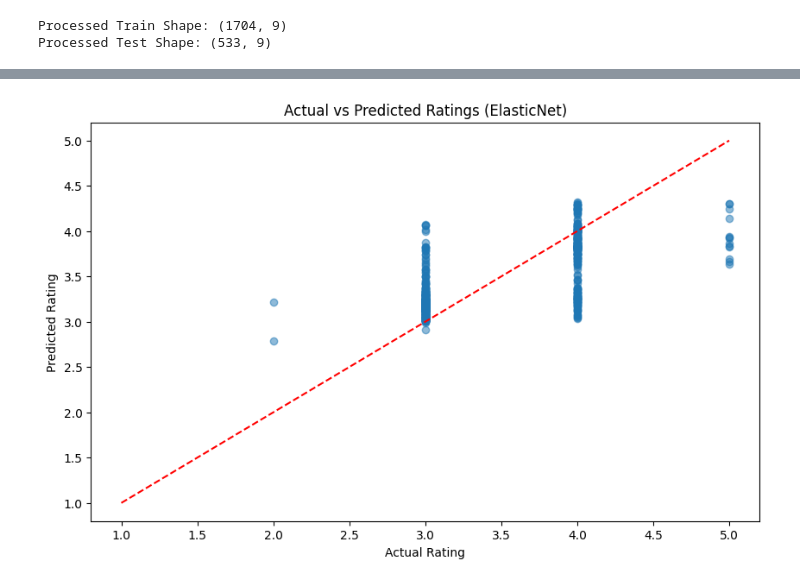
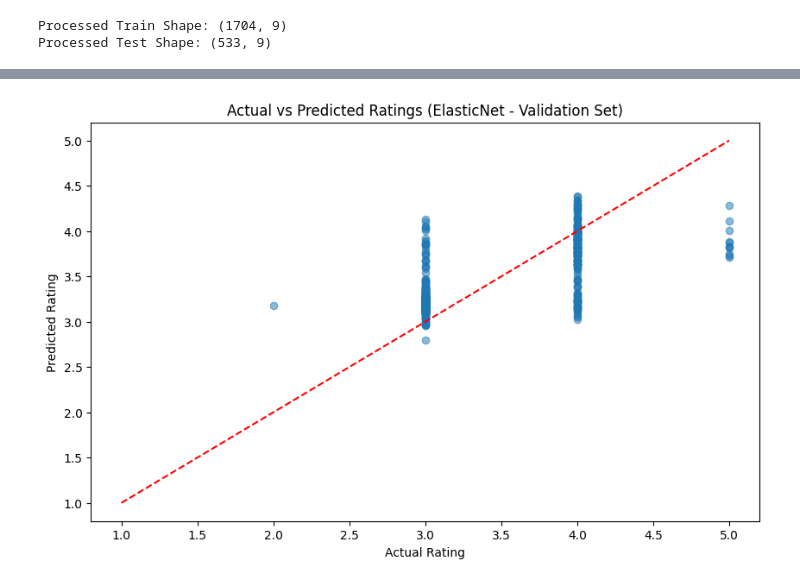
Before and after one commit to SEP4Real/SEP4, a Jupyter notebook: MAL/notebooks/5_linear_regression_experiments.ipynb, the cells around one changed output, grey strips where cells are left out. Saved outputs shown, nothing was run; the diff lists cells and outputs as text; code cells hidden in the pictures.

Commit message:
[update] linear regression experiments

```diff
--- a/MAL/notebooks/5_linear_regression_experiments.ipynb
+++ b/MAL/notebooks/5_linear_regression_experiments.ipynb
@@ -51,48 +51,79 @@ Processed Test Shape: (533, 9)
 
 from sklearn.linear_model import ElasticNet
 from sklearn.model_selection import GridSearchCV
-from sklearn.metrics import mean_squared_error, r2_score, accuracy_score
+from sklearn.metrics import mean_squared_error, r2_score, accuracy_score, make_scorer
 import matplotlib.pyplot as plt
 import numpy as np
+import warnings
+from sklearn.exceptions import ConvergenceWarning
+
+# Ignore convergence warnings that occur when alpha=0 (no penalty)
+warnings.filterwarnings("ignore", category=ConvergenceWarning)
+
+# Preprocess validation set
+X_val_processed = preprocessor.transform(X_val)
+
+# Handle bounds and round for classification-like accuracy
+def get_rounded_acc(y_true, y_pred_cont):
+    clipped = np.clip(y_pred_cont, 1, 5)
+    rounded = np.round(clipped).astype(int)
+    return accuracy_score(y_true, rounded)
+
+# Create a custom scorer to track accuracy during Cross-Validation
+rounded_acc_scorer = make_scorer(get_rounded_acc)
 
 # 1. Hyperparameter tuning for both Ridge (L2) and Lasso (L1) aspects
-# ElasticNet relies on 'alpha' (total penalty) and 'l1_ratio' (mix of L1 vs L2)
-# l1_ratio=0 is pure Ridge, l1_ratio=1 is pure Lasso
 param_grid = {
-    'alpha': [0.001, 0.01, 0.1, 1.0, 10.0],
-    'l1_ratio': [0.1, 0.3, 0.5, 0.7, 0.9] # 0 = Ridge, 1 = Lasso
+    'alpha': [0.0, 0.001, 0.01, 0.1, 1.0, 10.0], # 0.0 = no penalty (standard linear regression)
+    'l1_ratio': [0.0, 0.1, 0.3, 0.5, 0.7, 0.9, 1.0] # 0.0 = pure Ridge, 1.0 = pure Lasso
 }
 
 elastic_net = ElasticNet(max_iter=10000)
-grid_search = GridSearchCV(elastic_net, param_grid, cv=5, scoring='neg_mean_squared_error')
+
+# Evaluate using BOTH Mean Squared Error and Custom Accuracy during CV
+grid_search = GridSearchCV(
+    elastic_net,
+    param_grid,
+    cv=5,
+    scoring={'neg_MSE': 'neg_mean_squared_error', 'Accuracy': rounded_acc_scorer},
+    refit='neg_MSE' # We still optimize hyperparameters to minimize MSE
+)
 grid_search.fit(X_train_processed, y_train)
 
 best_model = grid_search.best_estimator_
-print(f"Best Parameters: {grid_search.best_params_}")
+best_index = grid_search.best_index_
+print(f"Best Parameters (optimized for MSE): {grid_search.best_params_}")
 
-# 2. Predict on Test set
-y_pred_continuous = best_model.predict(X_test_processed)
+# Display the 5-fold CV accuracies for the best performing model
+cv_accuracies = [
+    grid_search.cv_results_[f'split{i}_test_Accuracy'][best_index]
+    for i in range(5)
+]
+print(f"5-Fold CV Accuracies for Best Model: {[f'{acc*100:.2f}%' for acc in cv_accuracies]}")
+print(f"Mean CV Accuracy: {np.mean(cv_accuracies)*100:.2f}% (std: {np.std(cv_accuracies)*100:.2f}%)")
 
-# 3. Handle bounds and round for classification-like accuracy
-y_pred_clipped = np.clip(y_pred_continuous, 1, 5)
-y_pred_rounded = np.round(y_pred_clipped).astype(int)
+# 2. Predict on Train and Validation sets
+y_train_pred_cont = best_model.predict(X_train_processed)
+y_val_pred_cont = best_model.predict(X_val_processed)
 
-# 4. Metrics
-mse = mean_squared_error(y_test, y_pred_continuous)
-r2 = r2_score(y_test, y_pred_continuous)
-acc = accuracy_score(y_test, y_pred_rounded)
+# 3. Metrics Evaluated on Train and Validation Set
+acc_train = get_rounded_acc(y_train, y_train_pred_cont)
+acc_val = get_rounded_acc(y_val, y_val_pred_cont)
+mse = mean_squared_error(y_val, y_val_pred_cont)
+r2 = r2_score(y_val, y_val_pred_cont)
 
 print(f"\nGeneralized Linear Regression Results:")
-print(f"Mean Squared Error: {mse:.4f}")
-print(f"R2 Score: {r2:.4f}")
-print(f"Rounded Accuracy: {acc * 100:.2f}%")
+print(f"Train Accuracy: {acc_train * 100:.2f}%")
+print(f"Validation Accuracy: {acc_val * 100:.2f}%")
+print(f"Validation Mean Squared Error: {mse:.4f}")
+print(f"Validation R2 Score: {r2:.4f}")
 
-# Plotting actual vs predicted
+# Plotting actual vs predicted (Validation Set)
 plt.figure(figsize=(10, 6))
-plt.scatter(y_test, y_pred_continuous, alpha=0.5)
+plt.scatter(y_val, y_val_pred_cont, alpha=0.5)
 plt.plot([1, 5], [1, 5], '--r')
 plt.xlabel("Actual Rating")
 plt.ylabel("Predicted Rating")
-plt.title("Actual vs Predicted Ratings (ElasticNet)")
+plt.title("Actual vs Predicted Ratings (ElasticNet - Validation Set)")
 plt.show()
 # %% [output]
@@ -105 +139 @@ Rounded Accuracy: 79.74%
-[figure, old version]
+[figure, new version]
```
Also changed, not shown: parts of 1 cell of this notebook.
